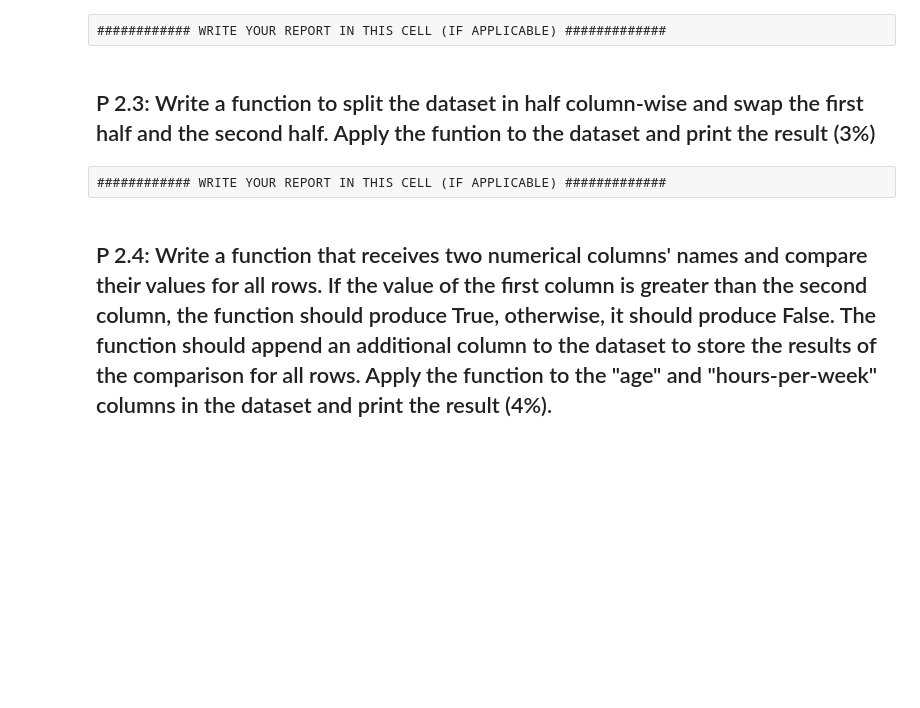
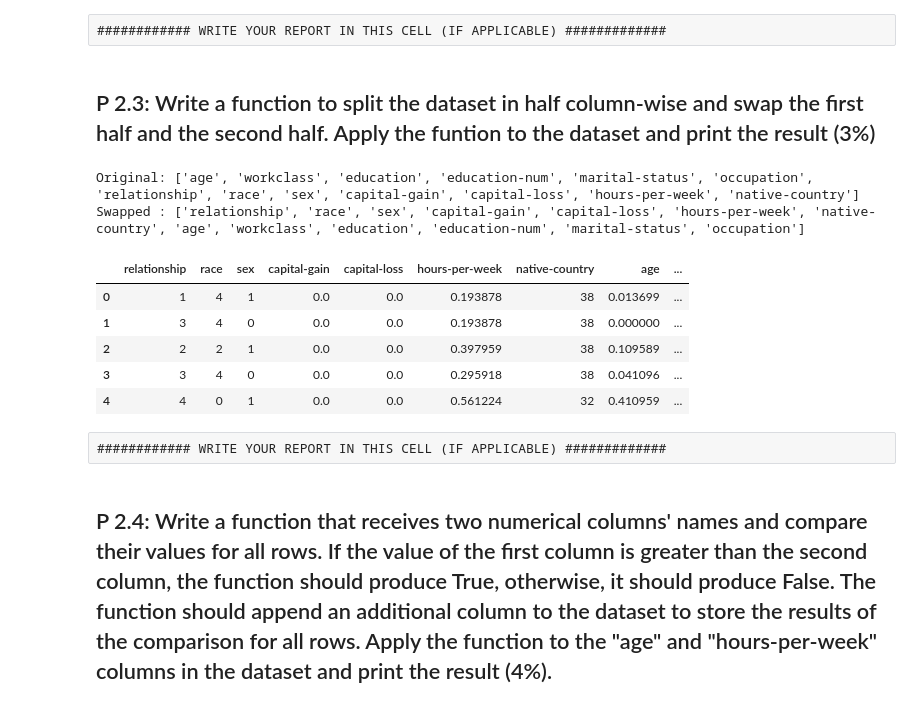
Before and after one commit to ifeanyianyanwu/ai-and-ml, a Jupyter notebook: Workshop #2.ipynb, the cells around one changed output. Drawn from its saved outputs; the diff is of its cells as text; code cells hidden in the pictures; blank space fills up the shorter version.

```diff
--- a/Workshop #2.ipynb
+++ b/Workshop #2.ipynb
@@ -166,6 +510,28 @@ ModuleNotFoundError: No module named 'ucimlrepo'
 ## P 2.3: Write a function to split the dataset in half column-wise and swap the first half and the second half. Apply the funtion to the dataset and print the result (3%)
 # %%
 ############# WRITE YOUR CODE IN THIS CELL (IF APPLICABLE)  ####################
+
+def swap_column_halves(df):
+    num_cols    = len(df.columns)
+    mid         = num_cols // 2
+    first_half  = df.iloc[:, :mid]
+    second_half = df.iloc[:, mid:]
+    swapped_df  = pd.concat([second_half, first_half], axis=1)
+    return swapped_df
+
+swapped_df = swap_column_halves(adultFrame_sample_cleaned)
+print("Original:", list(adultFrame_sample_cleaned.columns))
+print("Swapped :", list(swapped_df.columns))
+swapped_df.head()
+# %% [output]
+Original: ['age', 'workclass', 'education', 'education-num', 'marital-status', 'occupation', 'relationship', 'race', 'sex', 'capital-gain', 'capital-loss', 'hours-per-week', 'native-country']
+Swapped : ['relationship', 'race', 'sex', 'capital-gain', 'capital-loss', 'hours-per-week', 'native-country', 'age', 'workclass', 'education', 'education-num', 'marital-status', 'occupation']
+|  | relationship | race | sex | capital-gain | capital-loss | hours-per-week | native-country | age | ... |
+| 0 | 1 | 4 | 1 | 0.0 | 0.0 | 0.193878 | 38 | 0.013699 | ... |
+| 1 | 3 | 4 | 0 | 0.0 | 0.0 | 0.193878 | 38 | 0.000000 | ... |
+| 2 | 2 | 2 | 1 | 0.0 | 0.0 | 0.397959 | 38 | 0.109589 | ... |
+| 3 | 3 | 4 | 0 | 0.0 | 0.0 | 0.295918 | 38 | 0.041096 | ... |
+| 4 | 4 | 0 | 1 | 0.0 | 0.0 | 0.561224 | 32 | 0.410959 | ... |
 # %% [raw]
 ############ WRITE YOUR REPORT IN THIS CELL (IF APPLICABLE) #############
 # %% [markdown]
```
Also changed, not shown: parts of 30 cells of this notebook.
